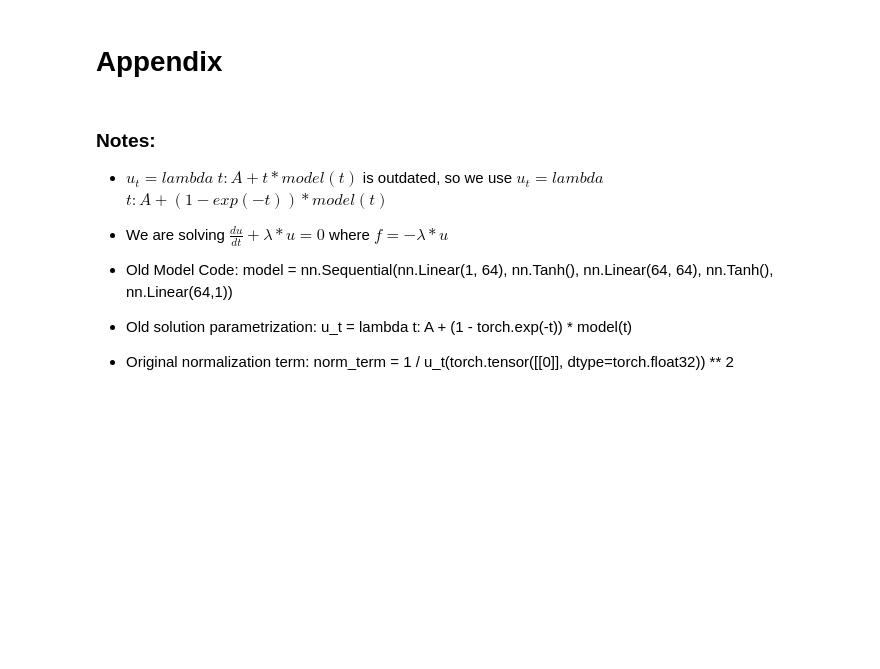
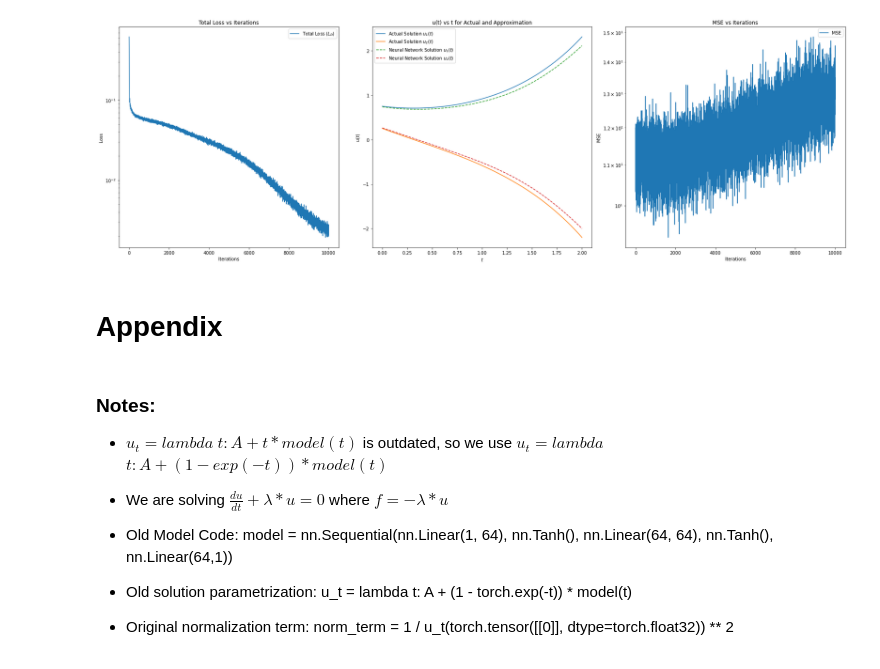
Before and after one commit to Hari-Raval/Harvard-Thesis, a Jupyter notebook: src/transfer_learning_differential_equation_solve_V3.ipynb, the cells around one changed output. Cells and saved outputs as stored; diff of their text form; code cells hidden in the pictures; blank space fills up the shorter version.

```diff
--- a/src/transfer_learning_differential_equation_solve_V3.ipynb
+++ b/src/transfer_learning_differential_equation_solve_V3.ipynb
@@ -285,7 +362,8 @@ plt.legend();
 # %%
 # plot overall loss and network solution for model which has a loss of the MSE (i.e. no higher order terms)
 print("\n Model 1: Loss = L_D")
-plot_loss_mse_and_solution(min_x=min_x, max_x=max_x, As=A_vals[3], lambda_vals=lambda_vals,
+plot_loss_mse_and_solution(x_range=x_range, As=[0.75, 0.25], lambda_vals=[0],
                        iterations=iterations, trained_model=trained_model_w1,
                        train_losses=loss_history_w1['Ltotal_losses'],
                        loss_label='Total Loss ($L_D$)', mses=MSE_w1)
+# %% [output]
@@ -292,3 +372,4 @@ plot_loss_mse_and_solution(min_x=min_x, max_x=max_x, As=A_vals[3], lambda_vals=l
+[figure, added]
 # %%
 # # create a t to take derivative with respect to
 # rng = np.random.default_rng()
```
Also changed, not shown: parts of 14 cells of this notebook.
